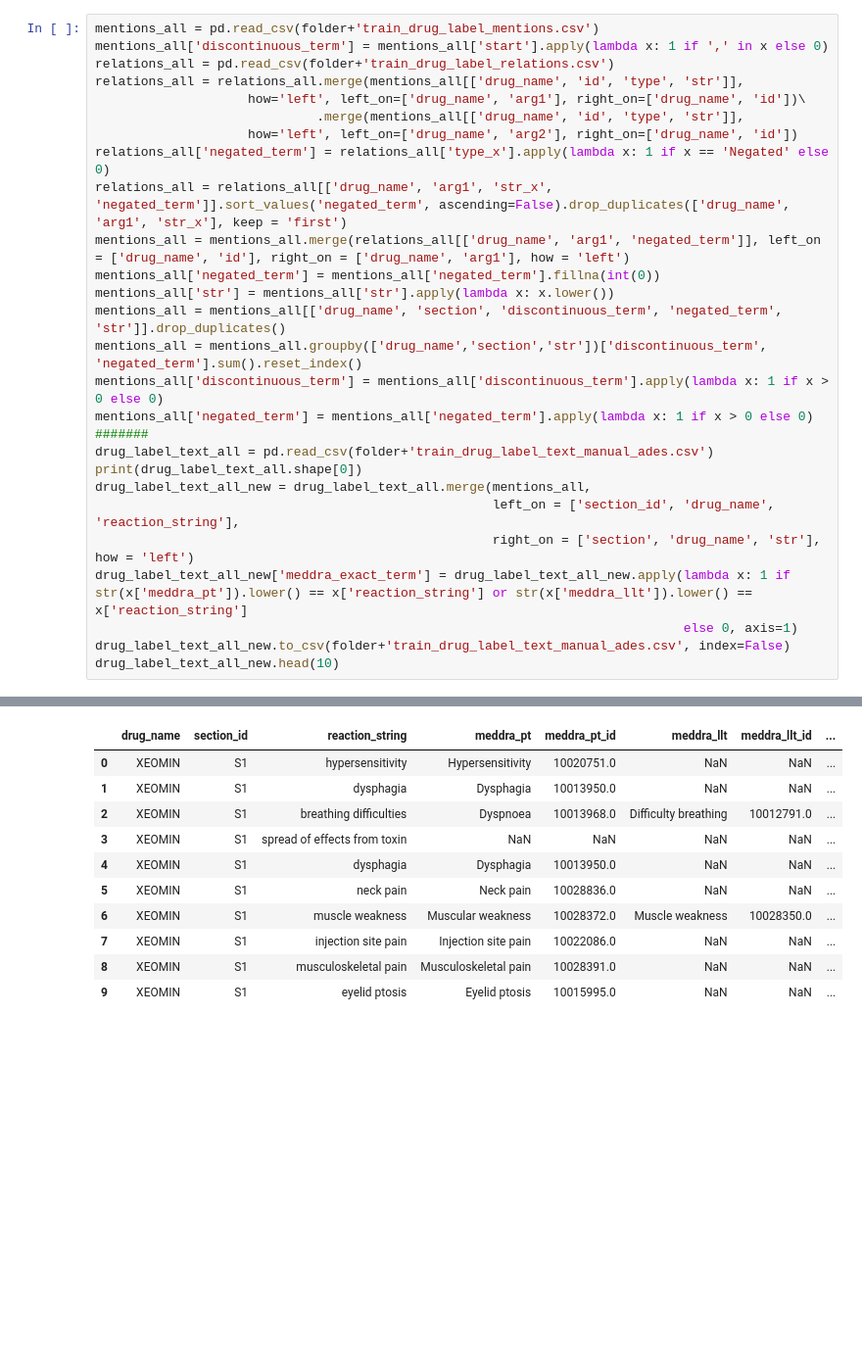
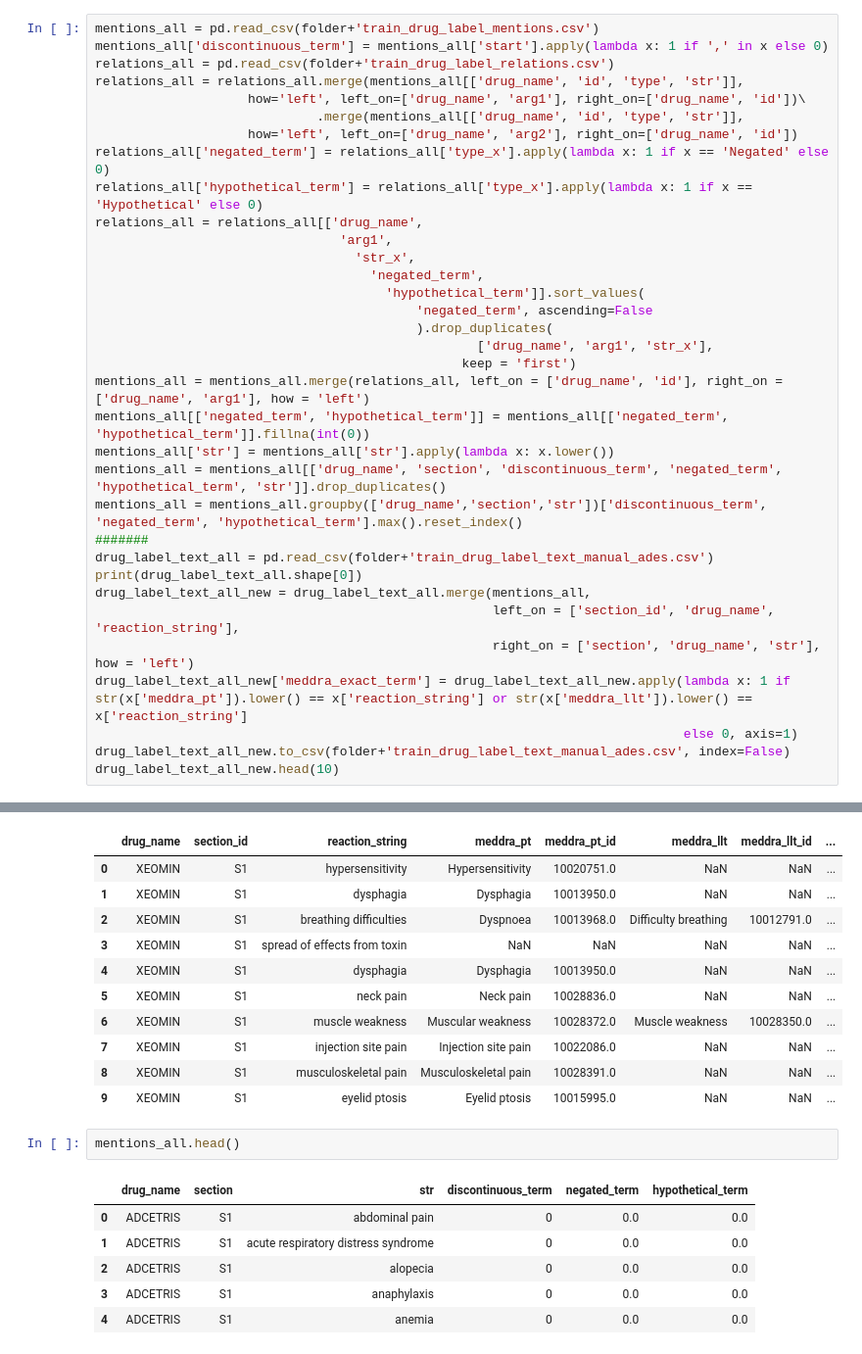
Before and after one commit to tatonetti-lab/onsides-task1, a Jupyter notebook: 1.extract_data.ipynb, the cells around one changed output, grey strips where cells are left out. Shown at 98% size. Saved outputs shown, nothing was run; the diff lists cells and outputs as text; blank space fills up the shorter version.

Commit message:
add hypothetical ADE cateogory

```diff
--- a/1.extract_data.ipynb
+++ b/1.extract_data.ipynb
@@ -314,14 +314,21 @@ relations_all = relations_all.merge(mentions_all[['drug_name', 'id', 'type', 'st
                              .merge(mentions_all[['drug_name', 'id', 'type', 'str']],
                     how='left', left_on=['drug_name', 'arg2'], right_on=['drug_name', 'id'])
 relations_all['negated_term'] = relations_all['type_x'].apply(lambda x: 1 if x == 'Negated' else 0)
-relations_all = relations_all[['drug_name', 'arg1', 'str_x', 'negated_term']].sort_values('negated_term', ascending=False).drop_duplicates(['drug_name', 'arg1', 'str_x'], keep = 'first')
-mentions_all = mentions_all.merge(relations_all[['drug_name', 'arg1', 'negated_term']], left_on = ['drug_name', 'id'], right_on = ['drug_name', 'arg1'], how = 'left')
-mentions_all['negated_term'] = mentions_all['negated_term'].fillna(int(0))
+relations_all['hypothetical_term'] = relations_all['type_x'].apply(lambda x: 1 if x == 'Hypothetical' else 0)
+relations_all = relations_all[['drug_name',
+                                'arg1',
+                                  'str_x',
+                                    'negated_term',
+                                      'hypothetical_term']].sort_values(
+                                          'negated_term', ascending=False
+                                          ).drop_duplicates(
+                                                  ['drug_name', 'arg1', 'str_x'],
+                                                keep = 'first')
+mentions_all = mentions_all.merge(relations_all, left_on = ['drug_name', 'id'], right_on = ['drug_name', 'arg1'], how = 'left')
+mentions_all[['negated_term', 'hypothetical_term']] = mentions_all[['negated_term', 'hypothetical_term']].fillna(int(0))
 mentions_all['str'] = mentions_all['str'].apply(lambda x: x.lower())
-mentions_all = mentions_all[['drug_name', 'section', 'discontinuous_term', 'negated_term', 'str']].drop_duplicates()
-mentions_all = mentions_all.groupby(['drug_name','section','str'])['discontinuous_term', 'negated_term'].sum().reset_index()
-mentions_all['discontinuous_term'] = mentions_all['discontinuous_term'].apply(lambda x: 1 if x > 0 else 0)
-mentions_all['negated_term'] = mentions_all['negated_term'].apply(lambda x: 1 if x > 0 else 0)
+mentions_all = mentions_all[['drug_name', 'section', 'discontinuous_term', 'negated_term', 'hypothetical_term', 'str']].drop_duplicates()
+mentions_all = mentions_all.groupby(['drug_name','section','str'])['discontinuous_term', 'negated_term', 'hypothetical_term'].max().reset_index()
 #######
 drug_label_text_all = pd.read_csv(folder+'train_drug_label_text_manual_ades.csv')
 print(drug_label_text_all.shape[0])
@@ -345,6 +352,15 @@ drug_label_text_all_new.head(10)
 | 7 | XEOMIN | S1 | injection site pain | Injection site pain | 10022086.0 | NaN | NaN | ... |
 | 8 | XEOMIN | S1 | musculoskeletal pain | Musculoskeletal pain | 10028391.0 | NaN | NaN | ... |
 | 9 | XEOMIN | S1 | eyelid ptosis | Eyelid ptosis | 10015995.0 | NaN | NaN | ... |
+# %%
+mentions_all.head()
+# %% [output]
+|  | drug_name | section | str | discontinuous_term | negated_term | hypothetical_term |
+| 0 | ADCETRIS | S1 | abdominal pain | 0 | 0.0 | 0.0 |
+| 1 | ADCETRIS | S1 | acute respiratory distress syndrome | 0 | 0.0 | 0.0 |
+| 2 | ADCETRIS | S1 | alopecia | 0 | 0.0 | 0.0 |
+| 3 | ADCETRIS | S1 | anaphylaxis | 0 | 0.0 | 0.0 |
+| 4 | ADCETRIS | S1 | anemia | 0 | 0.0 | 0.0 |
 # %%
 mentions_all = pd.read_csv(folder+'test_drug_label_mentions.csv')
 mentions_all['discontinuous_term'] = mentions_all['start'].apply(lambda x: 1 if ',' in x else 0)
```
Also changed, not shown: parts of 2 cells of this notebook, 3 other files.
